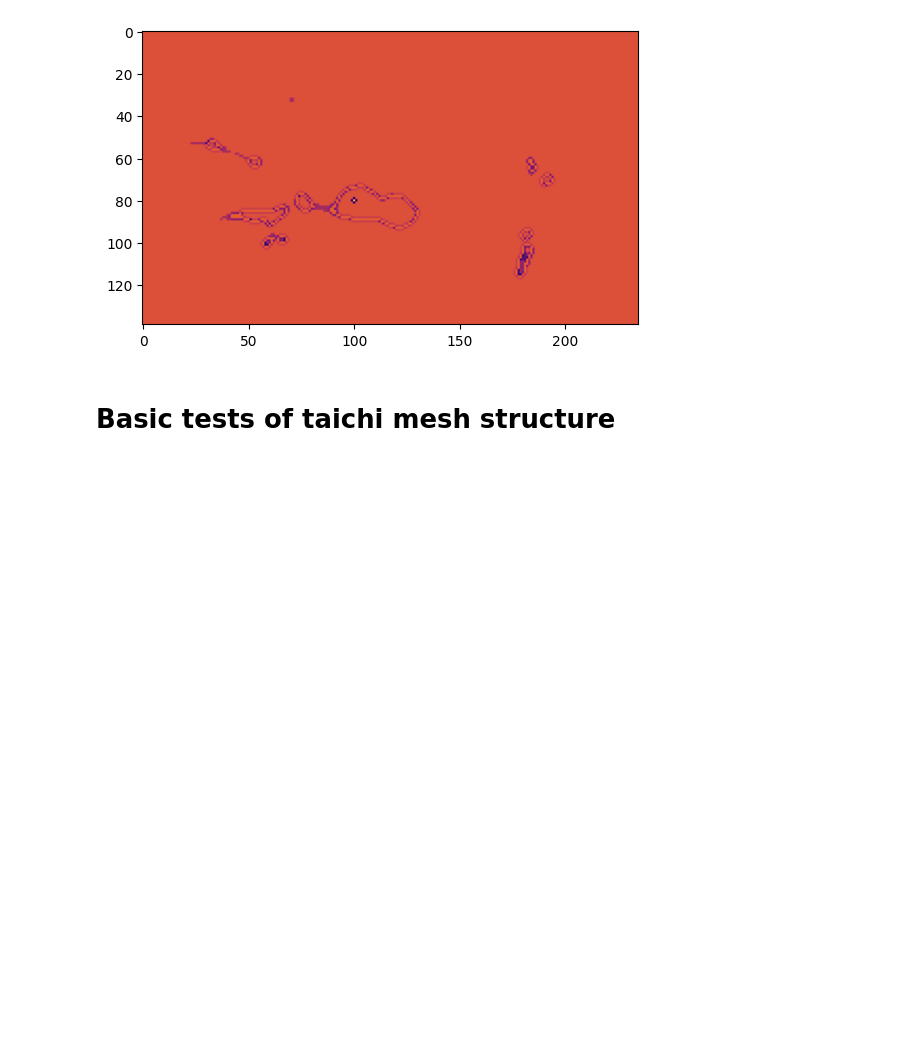
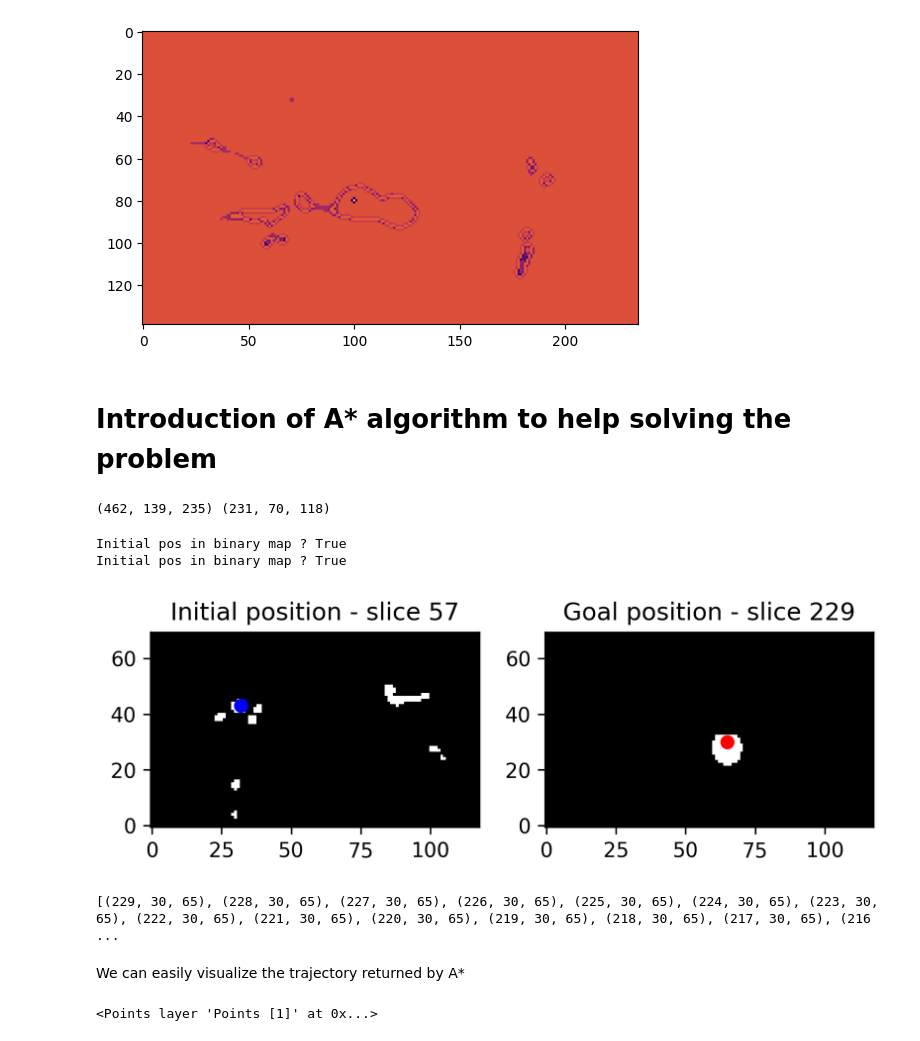
Before and after one commit to rcremese/napari-potential-field-navigation, a Jupyter notebook: lung.ipynb, the cells around one changed output. Cells and saved outputs as stored; diff of their text form; code cells hidden in the pictures; blank space fills up the shorter version.

```diff
--- a/lung.ipynb
+++ b/lung.ipynb
@@ -365,5 +367,3 @@ viewer.add_image(
     solution, name="Emitting BC", colormap="inferno", scale=steps, blending="additive"
 )
 napari.run()
-# %% [markdown]
-# Basic tests of taichi mesh structure
@@ -375,0 +370,49 @@ ti.Mesh()
+# %% [markdown]
+# Introduction of A* algorithm to help solving the problem
+# %%
+from napari_potential_field_navigation._a_star import astar
+import skimage as ski
+downscaled_labels = ski.transform.downscale_local_mean(label, 2)
+downscaled_labels = downscaled_labels > 0
+print(label.shape, downscaled_labels.shape)
+# %% [output]
+(462, 139, 235) (231, 70, 118)
+# %%
+nb_slice = downscaled_labels.shape[0]
+goal_pos = (nb_slice - 2, 30, 65)
+init_pos = (nb_slice // 4, 43, 32)
+
+fig, ax = plt.subplots(1, 2, dpi=300)
+ax[0].imshow(downscaled_labels[init_pos[0], :, :], cmap="grey", origin="lower")
+ax[0].plot(init_pos[2], init_pos[1], "bo")
+ax[0].set(title=f"Initial position - slice {init_pos[0]}")
+ax[1].imshow(downscaled_labels[goal_pos[0], :, :], cmap="gray", origin="lower")
+ax[1].plot(goal_pos[2], goal_pos[1], "ro")
+ax[1].set(title=f"Goal position - slice {goal_pos[0]}")
+# Check if points are inside the label mask
+print(f"Initial pos in binary map ? {downscaled_labels[init_pos]}\nInitial pos in binary map ? {downscaled_labels[goal_pos]}")
+#np.nonzero(downscaled_labels[init_pos[0]])
+# %% [output]
+Initial pos in binary map ? True
+Initial pos in binary map ? True
+[figure, added]
+# %%
+path = astar(~downscaled_labels, init_pos, goal_pos)
+if path:
+    path.append(init_pos)
+print(path)
+# %% [output]
+[(229, 30, 65), (228, 30, 65), (227, 30, 65), (226, 30, 65), (225, 30, 65), (224, 30, 65), (223, 30, 65), (222, 30, 65), (221, 30, 65), (220, 30, 65), (219, 30, 65), (218, 30, 65), (217, 30, 65), (216 ...
+# %% [markdown]
+We can easily visualize the trajectory returned by A*
+# %%
+viewer = napari.view_image(downscaled_labels, name="label")
+track = np.zeros((len(path), 5), dtype=np.float32)
+track[:, 2:] = np.array(path)
+track[:,2] = track[:,2]
+track[:,1] = np.arange(len(path))
+viewer.add_points([init_pos, goal_pos], size=5, face_color='red')
+# viewer.add_tracks(track, name="Path")
+viewer.add_points(path, size=1, face_color='green')
+# %% [output]
+<Points layer 'Points [1]' at 0x...>
```
Also changed, not shown: parts of 11 cells of this notebook, 2 other files.
